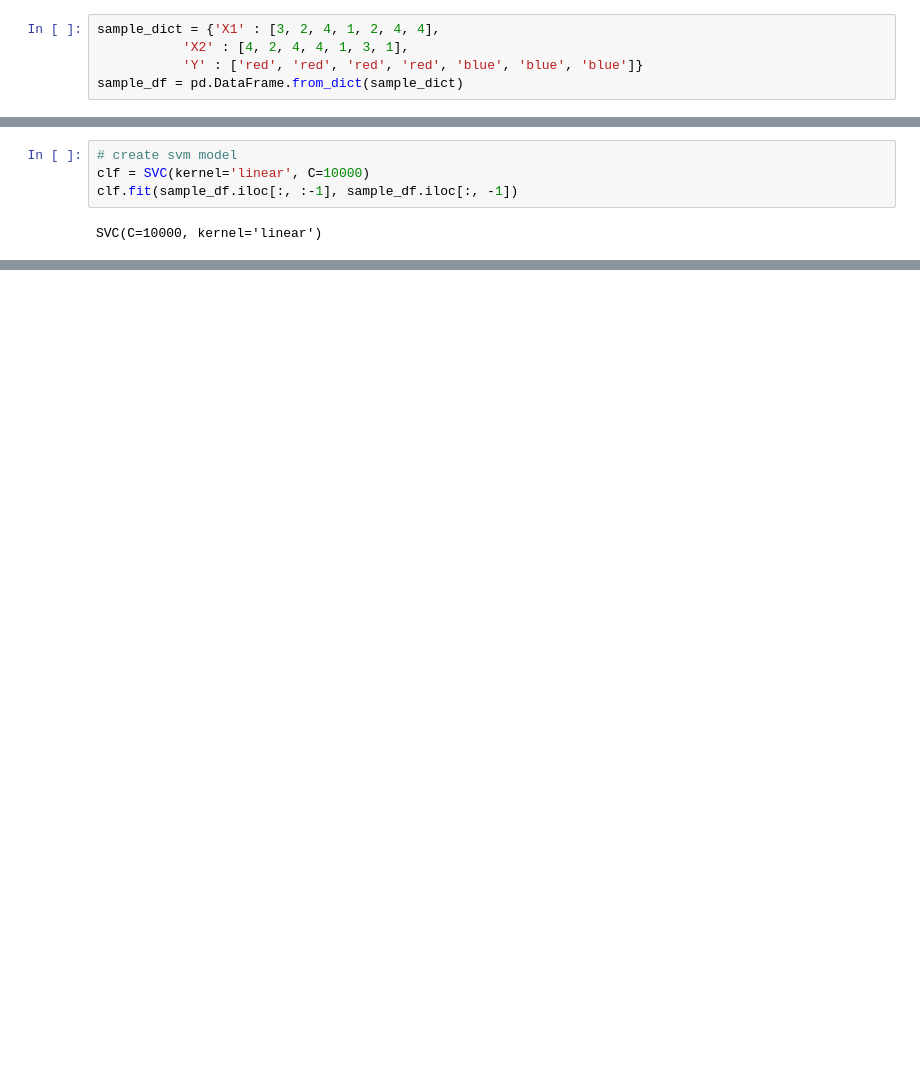
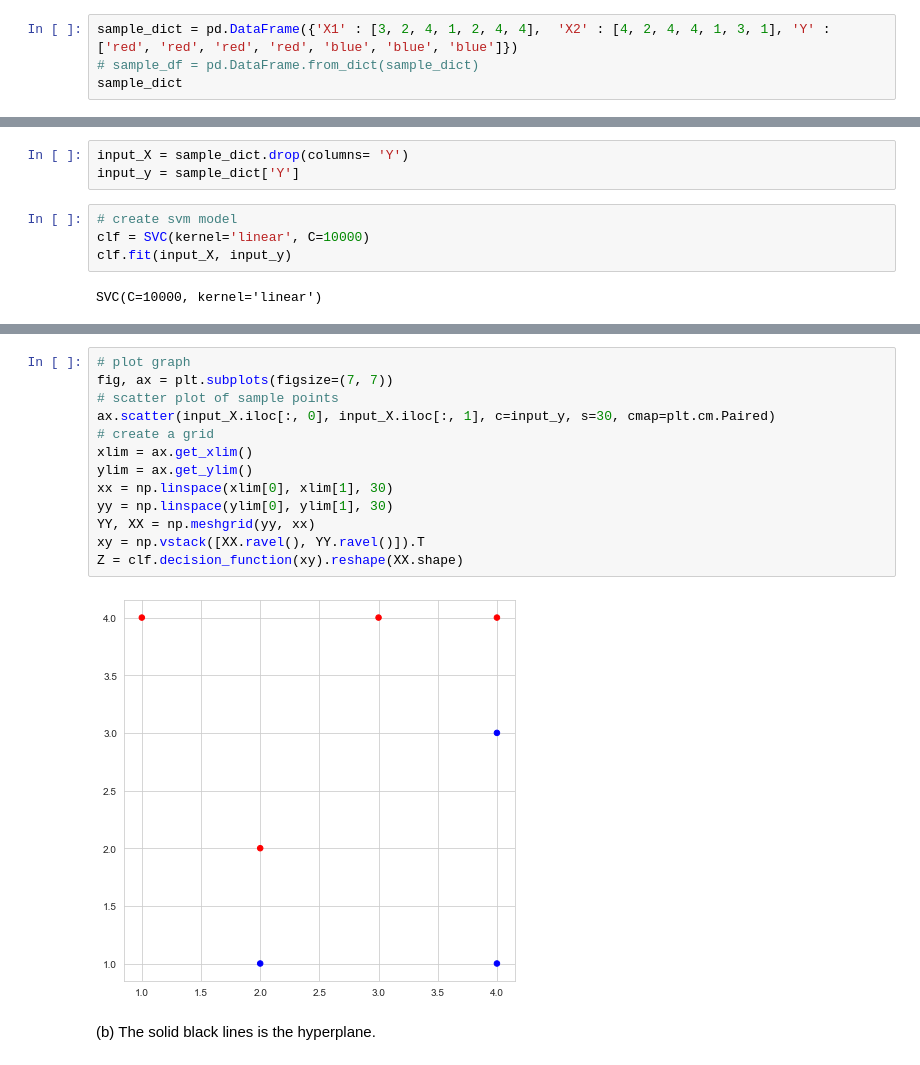
Before and after one commit to humera811/mldsnew, a Jupyter notebook: Homework6/notebook/Bano_Humera_HW6.ipynb, the cells around one changed output, grey strips where cells are left out. Drawn from its saved outputs; the diff is of its cells as text; blank space fills up the shorter version.

```diff
--- a/Homework6/notebook/Bano_Humera_HW6.ipynb
+++ b/Homework6/notebook/Bano_Humera_HW6.ipynb
@@ -652,5 +653,4 @@ roc_auc(aps_test_X, aps_test_Y, xgb_model, 'test')
 # %%
-sample_dict = {'X1' : [3, 2, 4, 1, 2, 4, 4],
-           'X2' : [4, 2, 4, 4, 1, 3, 1],
-           'Y' : ['red', 'red', 'red', 'red', 'blue', 'blue', 'blue']}
-sample_df = pd.DataFrame.from_dict(sample_dict)
+sample_dict = pd.DataFrame({'X1' : [3, 2, 4, 1, 2, 4, 4],  'X2' : [4, 2, 4, 4, 1, 3, 1], 'Y' : ['red', 'red', 'red', 'red', 'blue', 'blue', 'blue']})
+# sample_df = pd.DataFrame.from_dict(sample_dict)
+sample_dict
@@ -657,6 +666,9 @@ sample_df = pd.DataFrame.from_dict(sample_dict)
+# %%
+input_X = sample_dict.drop(columns= 'Y')
+input_y = sample_dict['Y']
 # %%
 # create svm model
 clf = SVC(kernel='linear', C=10000)
-clf.fit(sample_df.iloc[:, :-1], sample_df.iloc[:, -1])
+clf.fit(input_X, input_y)
 # %% [output]
 SVC(C=10000, kernel='linear')
@@ -702,0 +686,17 @@ print(clf.intercept_, clf.coef_)
+# %%
+# plot graph
+fig, ax = plt.subplots(figsize=(7, 7))
+# scatter plot of sample points
+ax.scatter(input_X.iloc[:, 0], input_X.iloc[:, 1], c=input_y, s=30, cmap=plt.cm.Paired)
+# create a grid
+xlim = ax.get_xlim()
+ylim = ax.get_ylim()
+xx = np.linspace(xlim[0], xlim[1], 30)
+yy = np.linspace(ylim[0], ylim[1], 30)
+YY, XX = np.meshgrid(yy, xx)
+xy = np.vstack([XX.ravel(), YY.ravel()]).T
+Z = clf.decision_function(xy).reshape(XX.shape)
+# %% [output]
+[figure, added]
+# %% [markdown]
+(b) The solid black lines is the hyperplane.
```
Also changed, not shown: parts of 45 cells of this notebook.
